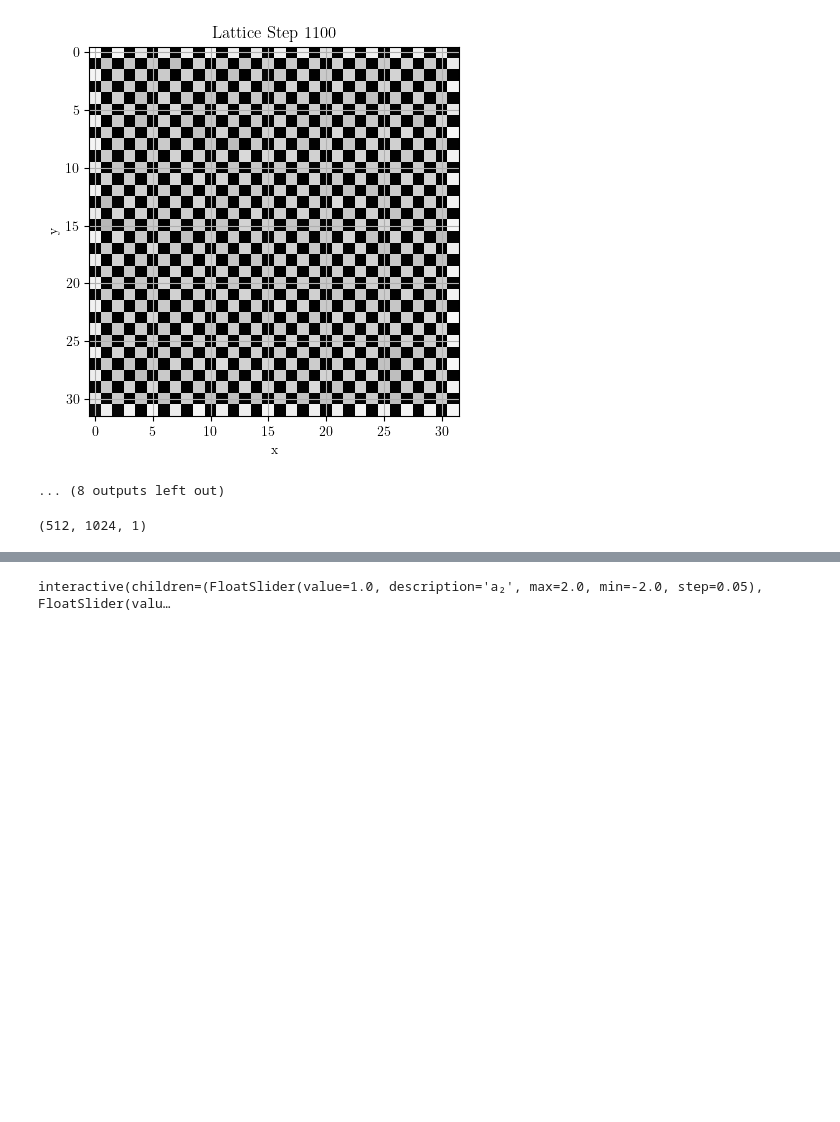
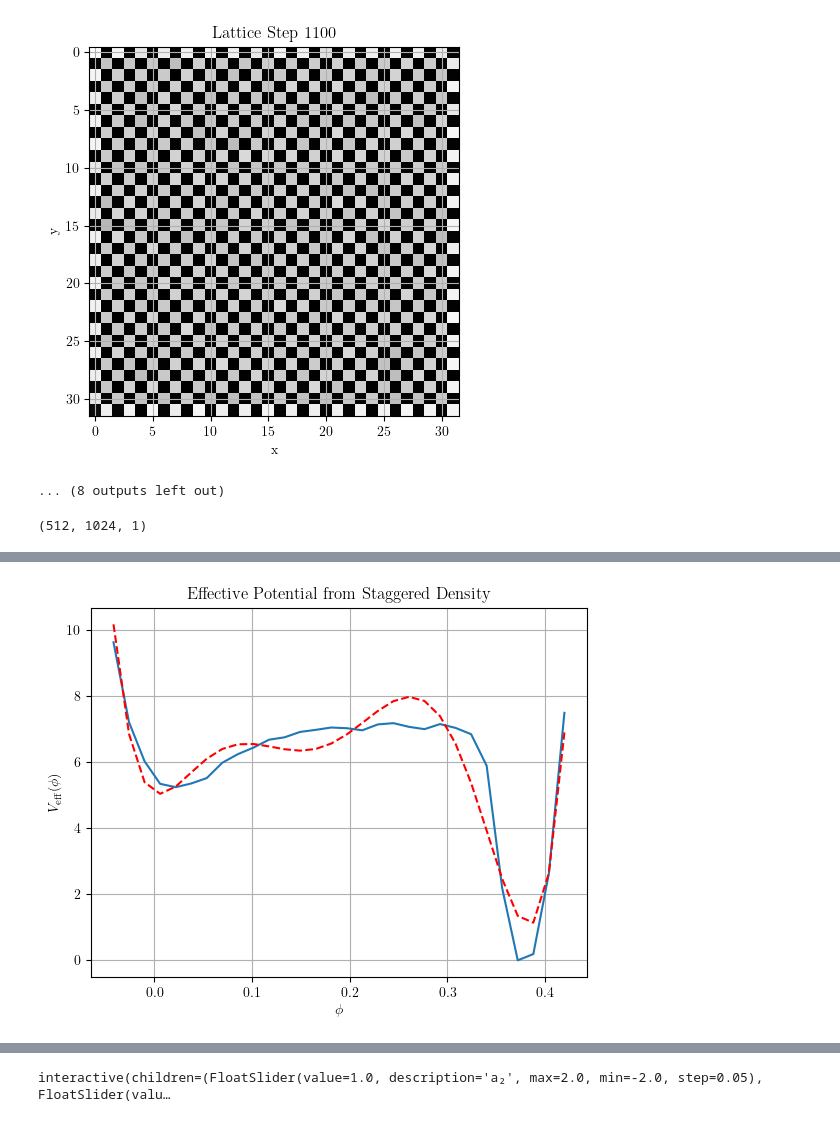
Before and after one commit to maxawake/VMC_with_LPTFs, a Jupyter notebook: evaluation/evaluation.ipynb, the cells around one changed output, grey strips where cells are left out. Cells and saved outputs as stored; diff of their text form; code cells hidden in the pictures; blank space fills up the shorter version.

```diff
--- a/evaluation/evaluation.ipynb
+++ b/evaluation/evaluation.ipynb
@@ -145,3 +121,17 @@ plt.hist(phi_vals, bins=50)
+# %%
+
+
+coeffs = np.polyfit(bin_centers, V_eff, 6)
+p = np.poly1d(coeffs)
+
+plt.plot(bin_centers, V_eff, label='Effective potential')
+plt.plot(bin_centers, p(bin_centers), 'r--', label='Polynomial fit')
+plt.xlabel('$\phi$')
+plt.ylabel('$V_{\mathrm{eff}}(\phi)$')
+plt.title('Effective Potential from Staggered Density')
+plt.grid()
+# %% [output]
+[figure, added]
 # %%
 # --- 6. Sample from the effective action in 2D via Metropolis
 size = 16
```
Also changed, not shown: parts of 5 cells of this notebook.
